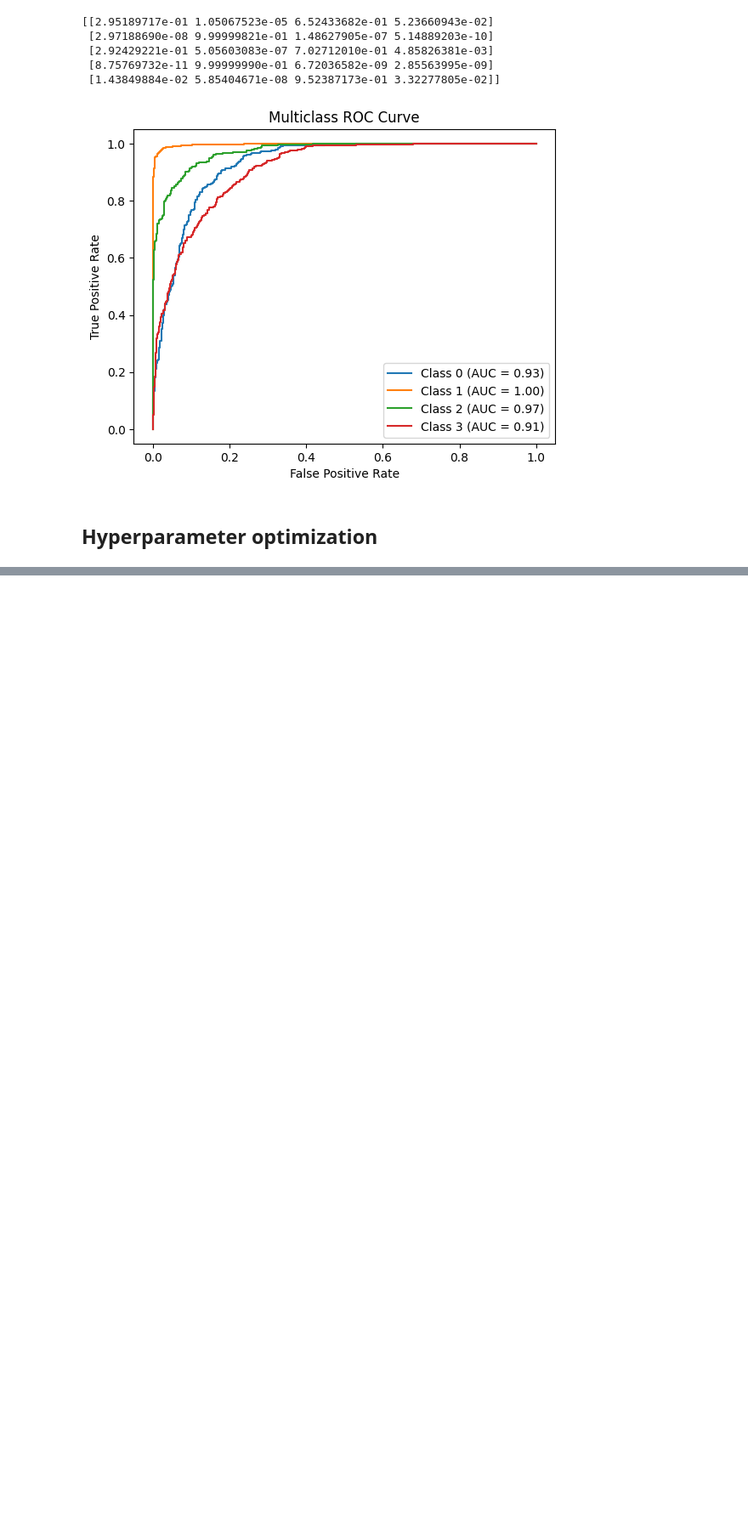
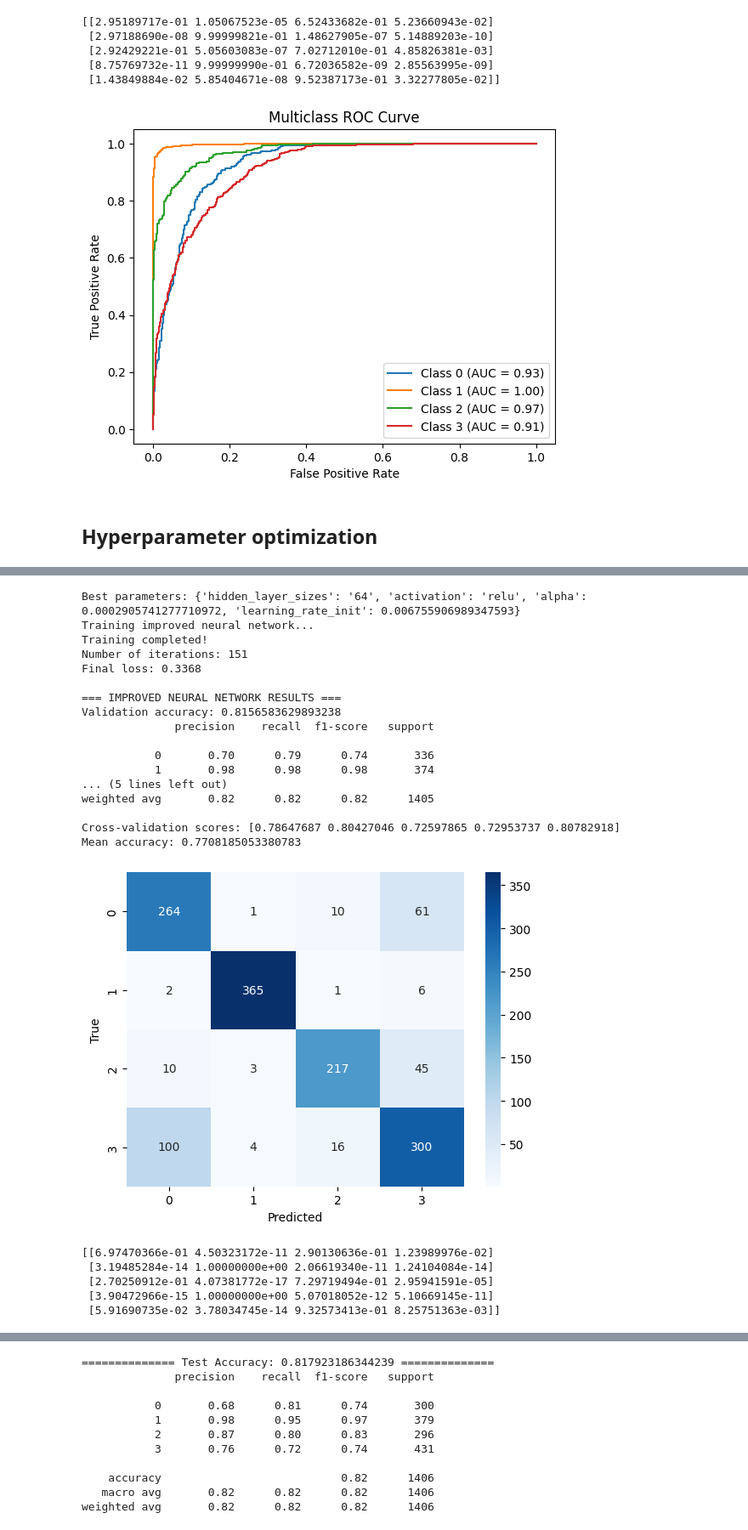
Before and after one commit to SilvaUnCompte/EMG-Gesture-Recognition-System, a Jupyter notebook: test.ipynb, the cells around one changed output, grey strips where cells are left out. Shown at 85% size. Cells and saved outputs as stored; diff of their text form; code cells hidden in the pictures; blank space fills up the shorter version.

```diff
--- a/test.ipynb
+++ b/test.ipynb
@@ -332,0 +363,52 @@ Best accuracy: 0.8135102165294298
+# %%
+# Train the best model on full training set
+best_params = study.best_trial.params
+print("Best parameters:", best_params)
+
+layers = [int(x) for x in best_params['hidden_layer_sizes'].split('-')]
+best_mlp = create_mlp_model(
+    hidden_layer_sizes=layers,
+    activation=best_params['activation'],
+    alpha=best_params['alpha'],
+    learning_rate_init=best_params['learning_rate_init'],
+)
+
+print("Training improved neural network...")
+best_mlp.fit(X_train, y_train)
+
+print("Training completed!")
+print(f"Number of iterations: {best_mlp.n_iter_}")
+print(f"Final loss: {best_mlp.loss_:.4f}")
+
+# Evaluate the improved model
+print("\n=== IMPROVED NEURAL NETWORK RESULTS ===")
+evaluate_model(best_mlp, X_val, y_val)
+
+# Evaluate on test set
+y_pred = best_mlp.predict(X_test)
+print("\n============== Test Accuracy:", accuracy_score(y_test, y_pred), "==============")
+print(classification_report(y_test, y_pred))
+# %% [output]
+Best parameters: {'hidden_layer_sizes': '64', 'activation': 'relu', 'alpha': 0.0002905741277710972, 'learning_rate_init': 0.006755906989347593}
+Training improved neural network...
+Training completed!
+Number of iterations: 151
+Final loss: 0.3368
+
+=== IMPROVED NEURAL NETWORK RESULTS ===
+Validation accuracy: 0.8156583629893238
+              precision    recall  f1-score   support
+
+           0       0.70      0.79      0.74       336
+           1       0.98      0.98      0.98       374
+... (5 lines left out)
+weighted avg       0.82      0.82      0.82      1405
+
+Cross-validation scores: [0.78647687 0.80427046 0.72597865 0.72953737 0.80782918]
+Mean accuracy: 0.7708185053380783
+[figure, added]
+[[6.97470366e-01 4.50323172e-11 2.90130636e-01 1.23989976e-02]
+ [3.19485284e-14 1.00000000e+00 2.06619340e-11 1.24104084e-14]
+ [2.70250912e-01 4.07381772e-17 7.29719494e-01 2.95941591e-05]
+ [3.90472966e-15 1.00000000e+00 5.07018052e-12 5.10669145e-11]
+ [5.91690735e-02 3.78034745e-14 9.32573413e-01 8.25751363e-03]]
@@ -332,0 +416,11 @@ Best accuracy: 0.8135102165294298
+============== Test Accuracy: 0.817923186344239 ==============
+              precision    recall  f1-score   support
+
+           0       0.68      0.81      0.74       300
+           1       0.98      0.95      0.97       379
+           2       0.87      0.80      0.83       296
+           3       0.76      0.72      0.74       431
+
+    accuracy                           0.82      1406
+   macro avg       0.82      0.82      0.82      1406
+weighted avg       0.82      0.82      0.82      1406
```
Also changed, not shown: parts of 5 cells of this notebook, 8 other files.
